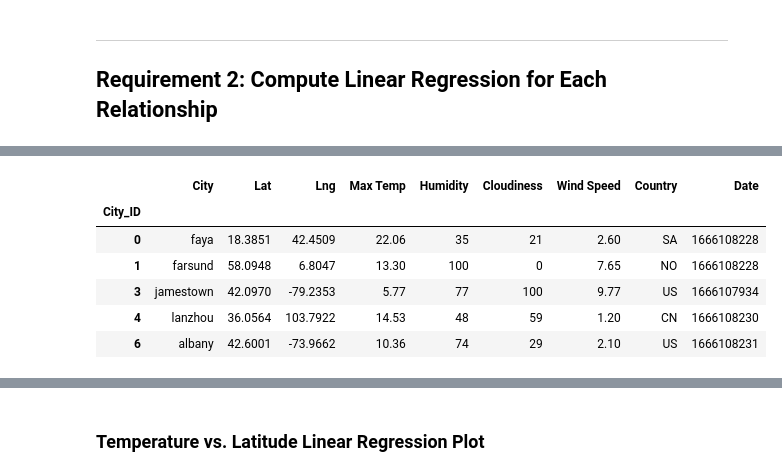
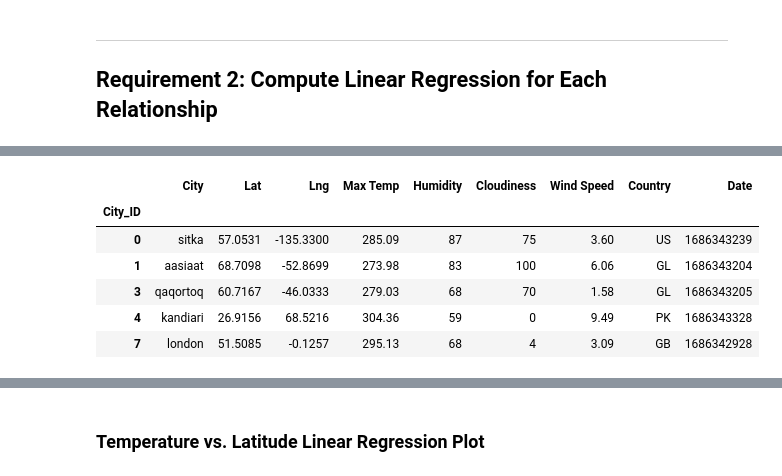
Before and after one commit to CRFitzgerald/python-api-challenge, a Jupyter notebook: WeatherPy/WeatherPy.ipynb, the cells around one changed output, grey strips where cells are left out. Saved outputs shown, nothing was run; the diff lists cells and outputs as text; code cells hidden in the pictures.

```diff
--- a/WeatherPy/WeatherPy.ipynb
+++ b/WeatherPy/WeatherPy.ipynb
@@ -299,16 +319,16 @@ plt.show()
 # %%
 # Create a DataFrame with the Northern Hemisphere data (Latitude >= 0)
-# YOUR CODE HERE
+northern_hemi_df = city_data_df.loc[(city_data_df["Lat"]>=0)]
 
 # Display sample data
 northern_hemi_df.head()
 # %% [output]
 |  | City | Lat | Lng | Max Temp | Humidity | Cloudiness | Wind Speed | Country | Date |
 | City_ID |  |  |  |  |  |  |  |  |  |
-| 0 | faya | 18.3851 | 42.4509 | 22.06 | 35 | 21 | 2.60 | SA | 1666108228 |
-| 1 | farsund | 58.0948 | 6.8047 | 13.30 | 100 | 0 | 7.65 | NO | 1666108228 |
-| 3 | jamestown | 42.0970 | -79.2353 | 5.77 | 77 | 100 | 9.77 | US | 1666107934 |
-| 4 | lanzhou | 36.0564 | 103.7922 | 14.53 | 48 | 59 | 1.20 | CN | 1666108230 |
-| 6 | albany | 42.6001 | -73.9662 | 10.36 | 74 | 29 | 2.10 | US | 1666108231 |
+| 0 | sitka | 57.0531 | -135.3300 | 285.09 | 87 | 75 | 3.60 | US | 1686343239 |
+| 1 | aasiaat | 68.7098 | -52.8699 | 273.98 | 83 | 100 | 6.06 | GL | 1686343204 |
+| 3 | qaqortoq | 60.7167 | -46.0333 | 279.03 | 68 | 70 | 1.58 | GL | 1686343205 |
+| 4 | kandiari | 26.9156 | 68.5216 | 304.36 | 59 | 0 | 9.49 | PK | 1686343328 |
+| 7 | london | 51.5085 | -0.1257 | 295.13 | 68 | 4 | 3.09 | GB | 1686342928 |
 # %%
 # Create a DataFrame with the Southern Hemisphere data (Latitude < 0)
```
Also changed, not shown: parts of 14 cells of this notebook, 4 other files.
